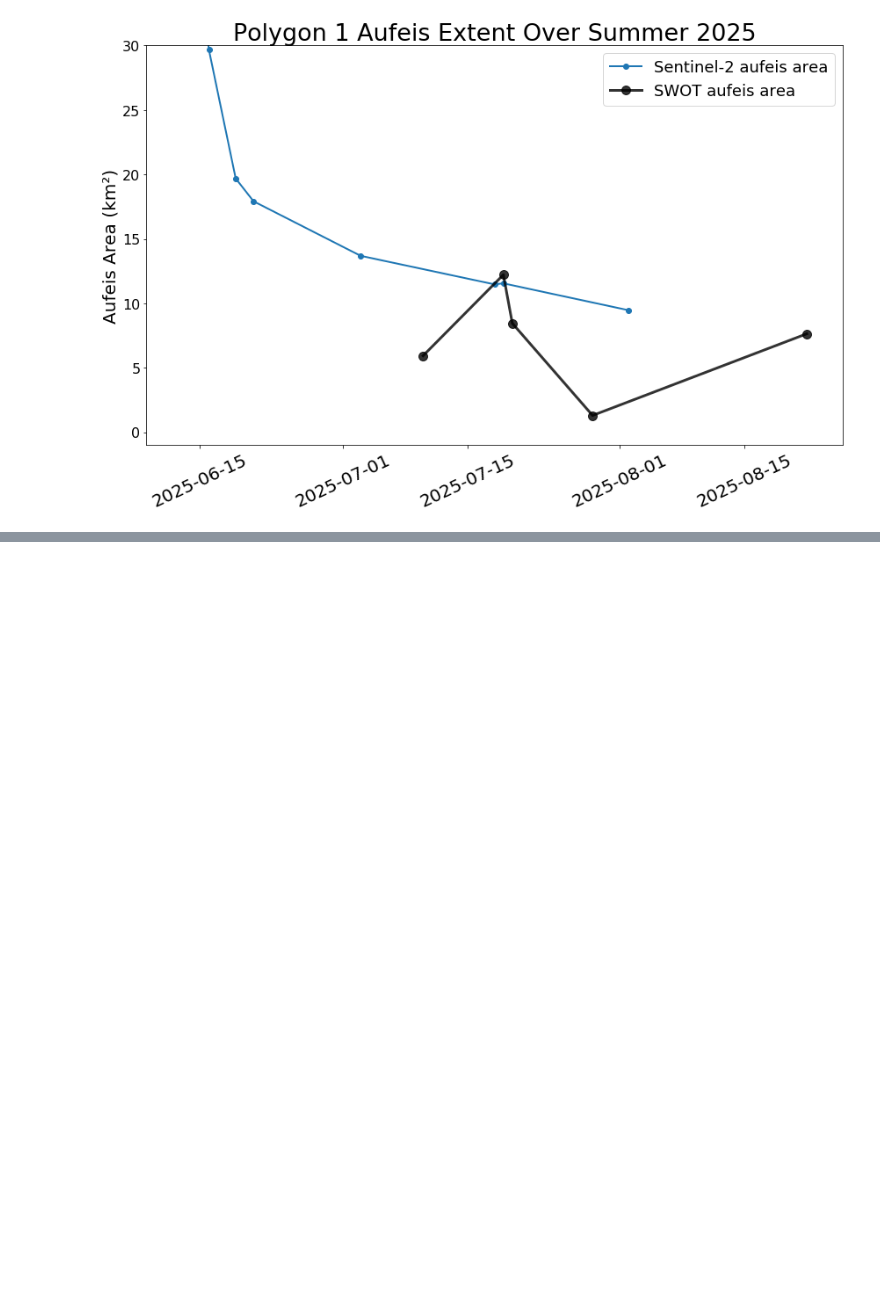
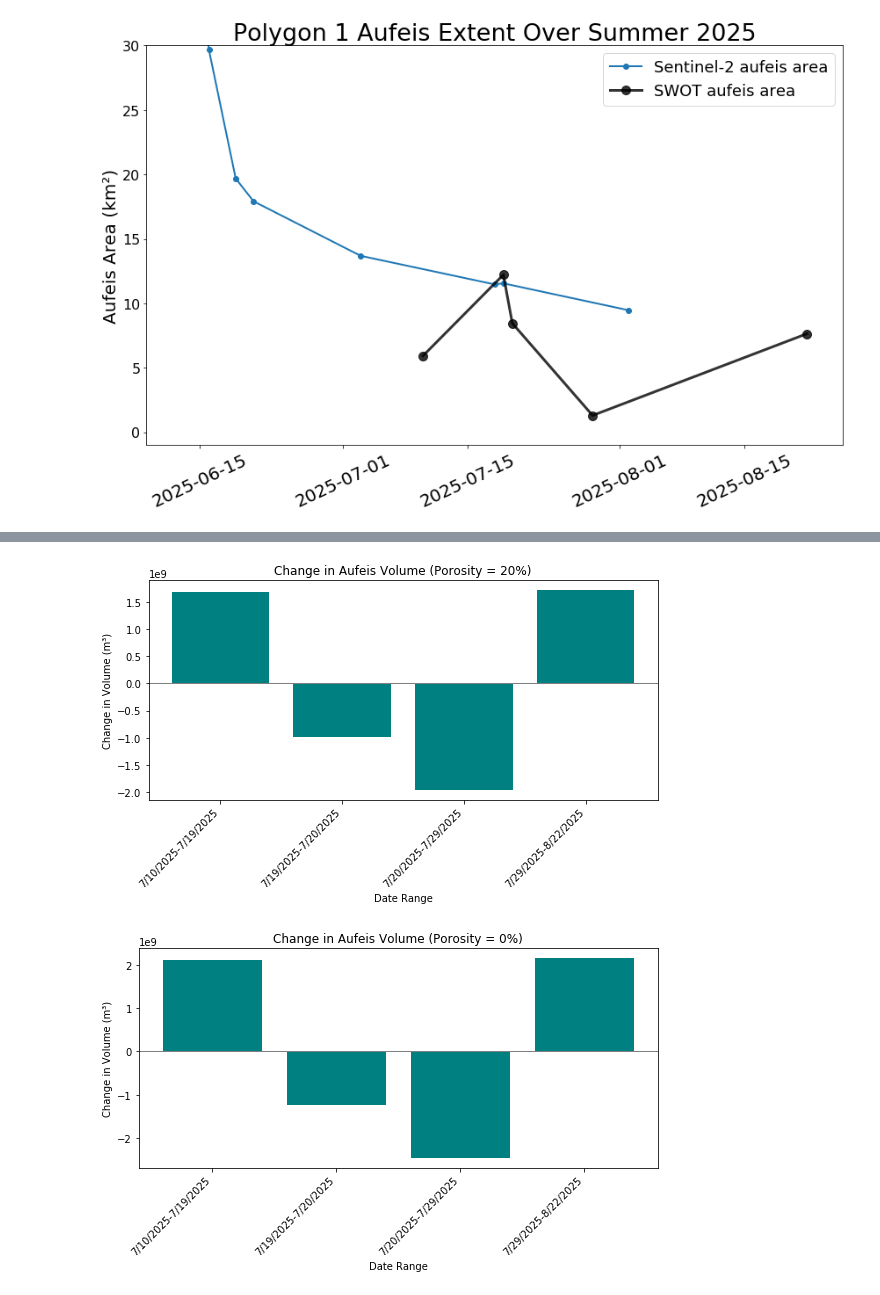
Before and after one commit to mlmac-seid/SWOT-aufeis, a Jupyter notebook: 4.0_aufeis_timeseries.ipynb, the cells around one changed output, grey strips where cells are left out. Saved outputs shown, nothing was run; the diff lists cells and outputs as text; code cells hidden in the pictures; blank space fills up the shorter version.

```diff
--- a/4.0_aufeis_timeseries.ipynb
+++ b/4.0_aufeis_timeseries.ipynb
@@ -161,0 +272,31 @@ plt.show()
+# %%
+# Bar charts for aufeis volume changes for both porosities
+
+plt.figure(figsize=(8, 5))
+plt.bar(vol_changes_porosity20_df['Dates'],
+        vol_changes_porosity20_df['Change in Aufeis Volume (m^3)'],
+        color='teal')
+
+plt.title('Change in Aufeis Volume (Porosity = 20%)')
+plt.xlabel('Date Range')
+plt.ylabel('Change in Volume (m³)')
+plt.xticks(rotation=45, ha='right')
+plt.axhline(0, color='gray', linewidth=1)
+plt.tight_layout()
+plt.show()
+
+plt.figure(figsize=(8, 5))
+plt.bar(vol_changes_porosity0_df['Dates'],
+        vol_changes_porosity0_df['Change in Aufeis Volume (m^3)'],
+        color='teal')
+
+plt.title('Change in Aufeis Volume (Porosity = 0%)')
+plt.xlabel('Date Range')
+plt.ylabel('Change in Volume (m³)')
+plt.xticks(rotation=45, ha='right')
+plt.axhline(0, color='gray', linewidth=1)
+plt.tight_layout()
+plt.show()
+# %% [output]
+[figure, added]
+[figure, added]
```
Also changed, not shown: parts of 5 cells of this notebook.
